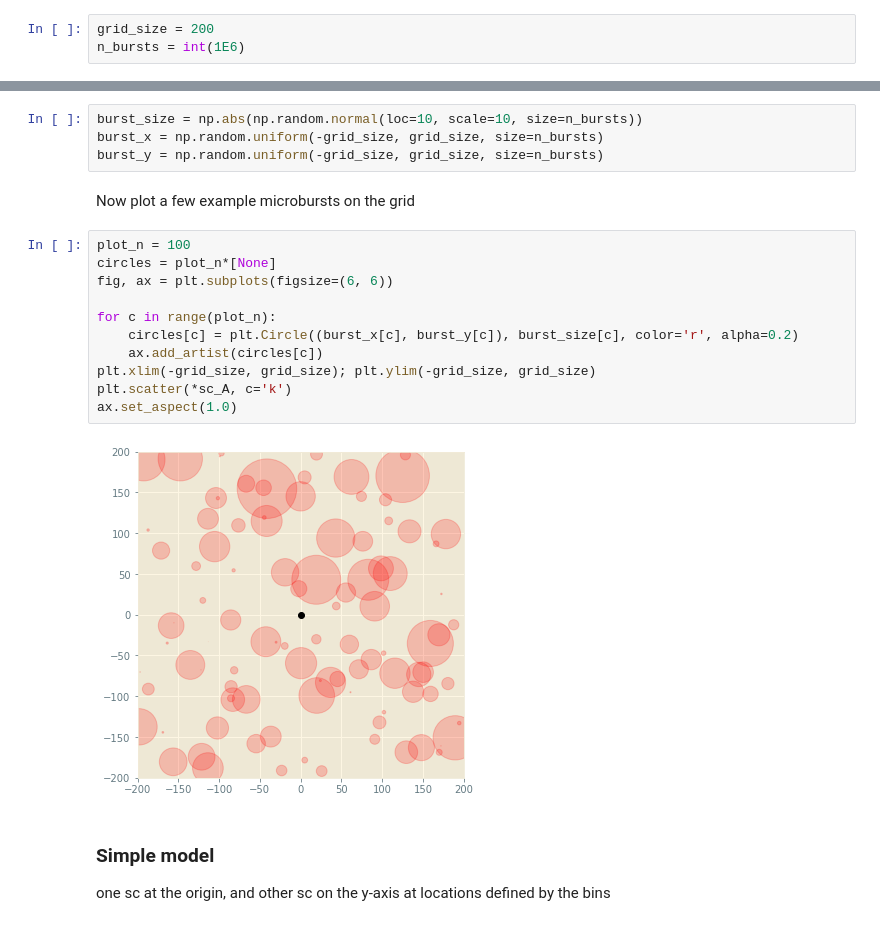
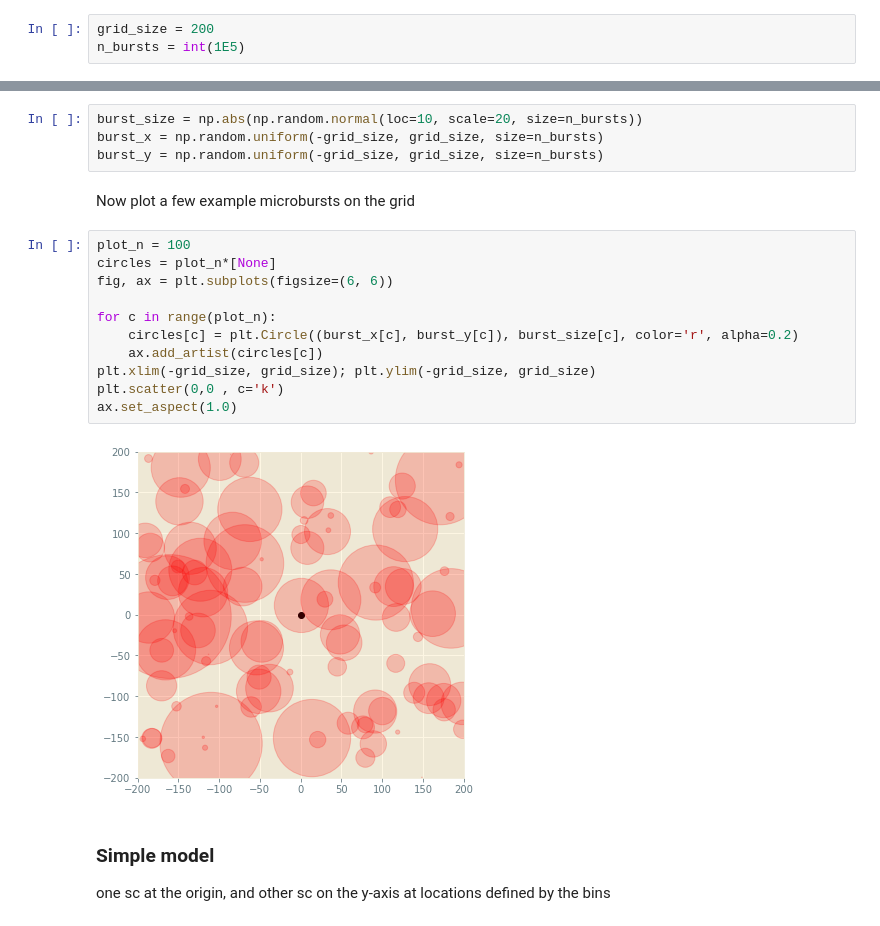
Before and after one commit to mshumko/ac6_microburst_scale_sizes, a Jupyter notebook: models/microburst_size_dist_monte_carlo.ipynb, the cells around one changed output, grey strips where cells are left out. Cells and saved outputs as stored; diff of their text form.

```diff
--- a/models/microburst_size_dist_monte_carlo.ipynb
+++ b/models/microburst_size_dist_monte_carlo.ipynb
@@ -18,7 +18,7 @@ plt.xlabel('Separation [km]'); plt.ylabel('CDF');
 Make a Monte Carlo model for microburst scale size distribution
 # %%
 grid_size = 200
-n_bursts = int(1E6)
+n_bursts = int(1E5)
 # %% [markdown]
 Define spacecraft A's position and a family of spacecraft B's positions that will be used to calculate the CDF.
 # %%
@@ -27,7 +27,7 @@ Define spacecraft A's position and a family of spacecraft B's positions that wil
 # %% [markdown]
 Now generate n_bursts worth of microbursts within the grid, using a normally distributed scale size distribution.
 # %%
-burst_size = np.abs(np.random.normal(loc=10, scale=10, size=n_bursts))
+burst_size = np.abs(np.random.normal(loc=10, scale=20, size=n_bursts))
 burst_x = np.random.uniform(-grid_size, grid_size, size=n_bursts)
 burst_y = np.random.uniform(-grid_size, grid_size, size=n_bursts)
 # %% [markdown]
@@ -35,16 +35,16 @@ Now plot a few example microbursts on the grid
 # %%
 plot_n = 100
 circles = plot_n*[None]
 fig, ax = plt.subplots(figsize=(6, 6))
 
 for c in range(plot_n):
     circles[c] = plt.Circle((burst_x[c], burst_y[c]), burst_size[c], color='r', alpha=0.2)
     ax.add_artist(circles[c])
 plt.xlim(-grid_size, grid_size); plt.ylim(-grid_size, grid_size)
-plt.scatter(*sc_A, c='k')
+plt.scatter(0,0 , c='k')
 ax.set_aspect(1.0)
 # %% [output]
-[figure, old version]
+[figure, new version]
 # %% [markdown]
 ### Simple model
 one sc at the origin, and other sc on the y-axis at locations defined by the bins
```
Also changed, not shown: parts of 6 cells of this notebook.
